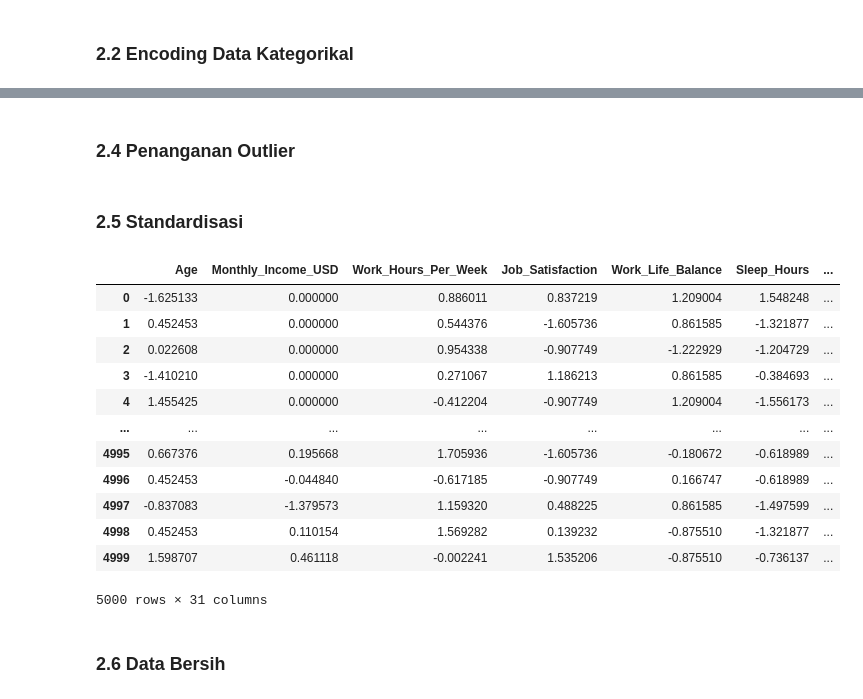
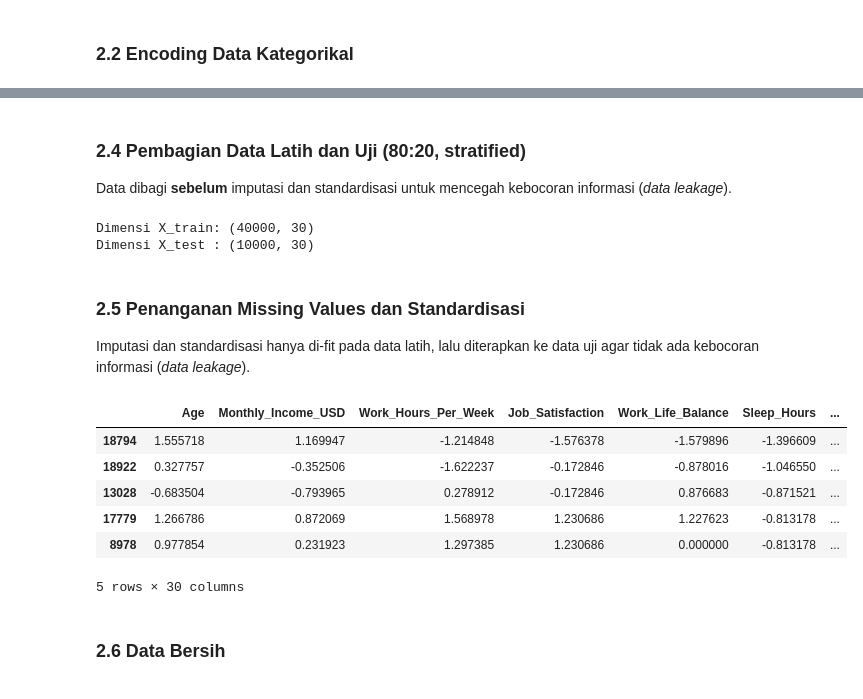
Before and after one commit to Keluarga-Cemara-Team/MachineLearningPBL, a Jupyter notebook: SVM/SVM_AntiBurnout_Sigmoid.ipynb, the cells around one changed output, grey strips where cells are left out. Cells and saved outputs as stored; diff of their text form; code cells hidden in the pictures.

```diff
--- a/SVM/SVM_AntiBurnout_Sigmoid.ipynb
+++ b/SVM/SVM_AntiBurnout_Sigmoid.ipynb
@@ -45,11 +47,5 @@ os.makedirs(
 # %%
 df = pd.read_csv('burnout_dataset1.csv')
 
-print(f'Jumlah data awal: {len(df)}')
-
-df = df.sample(
-    n=5000,
-    random_state=42
-).reset_index(drop=True)
-print(f'Jumlah data setelah sampling: {len(df)}')
+print(f'Jumlah data: {len(df)}')
 # %% [output]
@@ -103,7 +98,8 @@ categorical_columns = categorical_columns.drop(
         'AI_Wellness_Recommendation',
         'Burnout_Risk',
         'Education_Level',
-        'Employment_Status'
+        'Employment_Status',
+        'Mental_Health_Status'
     ],
     errors='ignore'
 )
@@ -265,44 +238,51 @@ Mental_Health_Status             0
 dtype: int64
 # %% [markdown]
-### 2.4 Penanganan Outlier
+### 2.4 Pembagian Data Latih dan Uji (80:20, stratified)
+
+Data dibagi **sebelum** imputasi dan standardisasi untuk mencegah kebocoran informasi (*data leakage*).
+# %%
+X_train, X_test, y_train, y_test = train_test_split(
+    X,
+    y,
+    test_size=0.2,
+    random_state=42,
+    stratify=y
+)
+
+print('Dimensi X_train:', X_train.shape)
+print('Dimensi X_test :', X_test.shape)
+# %% [output]
+Dimensi X_train: (40000, 30)
+Dimensi X_test : (10000, 30)
 # %% [markdown]
-### 2.5 Standardisasi
+### 2.5 Penanganan Missing Values dan Standardisasi
+
+Imputasi dan standardisasi hanya di-fit pada data latih, lalu diterapkan ke data uji agar tidak ada kebocoran informasi (*data leakage*).
 # %%
+imputer = SimpleImputer(strategy='mean')
 scaler = StandardScaler()
 
-X_scaled = scaler.fit_transform(
-    X
+X_train = pd.DataFrame(
+    scaler.fit_transform(imputer.fit_transform(X_train)),
+    columns=X.columns,
+    index=X_train.index
 )
 
-X_scaled = pd.DataFrame(
-    X_scaled,
+X_test = pd.DataFrame(
+    scaler.transform(imputer.transform(X_test)),
     columns=X.columns,
-    index=X.index
+    index=X_test.index
 )
 
-X_train, X_test, y_train, y_test = train_test_split(
-    X_scaled,
-    y,
-    test_size=0.2,
-    random_state=42,
-    stratify=y
-)
-
-X_scaled
+X_train.head()
 # %% [output]
 |  | Age | Monthly_Income_USD | Work_Hours_Per_Week | Job_Satisfaction | Work_Life_Balance | Sleep_Hours | ... |
-| 0 | -1.625133 | 0.000000 | 0.886011 | 0.837219 | 1.209004 | 1.548248 | ... |
-| 1 | 0.452453 | 0.000000 | 0.544376 | -1.605736 | 0.861585 | -1.321877 | ... |
-| 2 | 0.022608 | 0.000000 | 0.954338 | -0.907749 | -1.222929 | -1.204729 | ... |
-| 3 | -1.410210 | 0.000000 | 0.271067 | 1.186213 | 0.861585 | -0.384693 | ... |
-| 4 | 1.455425 | 0.000000 | -0.412204 | -0.907749 | 1.209004 | -1.556173 | ... |
-| ... | ... | ... | ... | ... | ... | ... | ... |
-| 4995 | 0.667376 | 0.195668 | 1.705936 | -1.605736 | -0.180672 | -0.618989 | ... |
-| 4996 | 0.452453 | -0.044840 | -0.617185 | -0.907749 | 0.166747 | -0.618989 | ... |
-| 4997 | -0.837083 | -1.379573 | 1.159320 | 0.488225 | 0.861585 | -1.497599 | ... |
-| 4998 | 0.452453 | 0.110154 | 1.569282 | 0.139232 | -0.875510 | -1.321877 | ... |
-| 4999 | 1.598707 | 0.461118 | -0.002241 | 1.535206 | -0.875510 | -0.736137 | ... |
+| 18794 | 1.555718 | 1.169947 | -1.214848 | -1.576378 | -1.579896 | -1.396609 | ... |
+| 18922 | 0.327757 | -0.352506 | -1.622237 | -0.172846 | -0.878016 | -1.046550 | ... |
+| 13028 | -0.683504 | -0.793965 | 0.278912 | -0.172846 | 0.876683 | -0.871521 | ... |
+| 17779 | 1.266786 | 0.872069 | 1.568978 | 1.230686 | 1.227623 | -0.813178 | ... |
+| 8978 | 0.977854 | 0.231923 | 1.297385 | 1.230686 | 0.000000 | -0.813178 | ... |
-5000 rows × 31 columns
+5 rows × 30 columns
 # %% [markdown]
 ### 2.6 Data Bersih
 # %%
```
Also changed, not shown: parts of 20 cells of this notebook, 39 other files.
